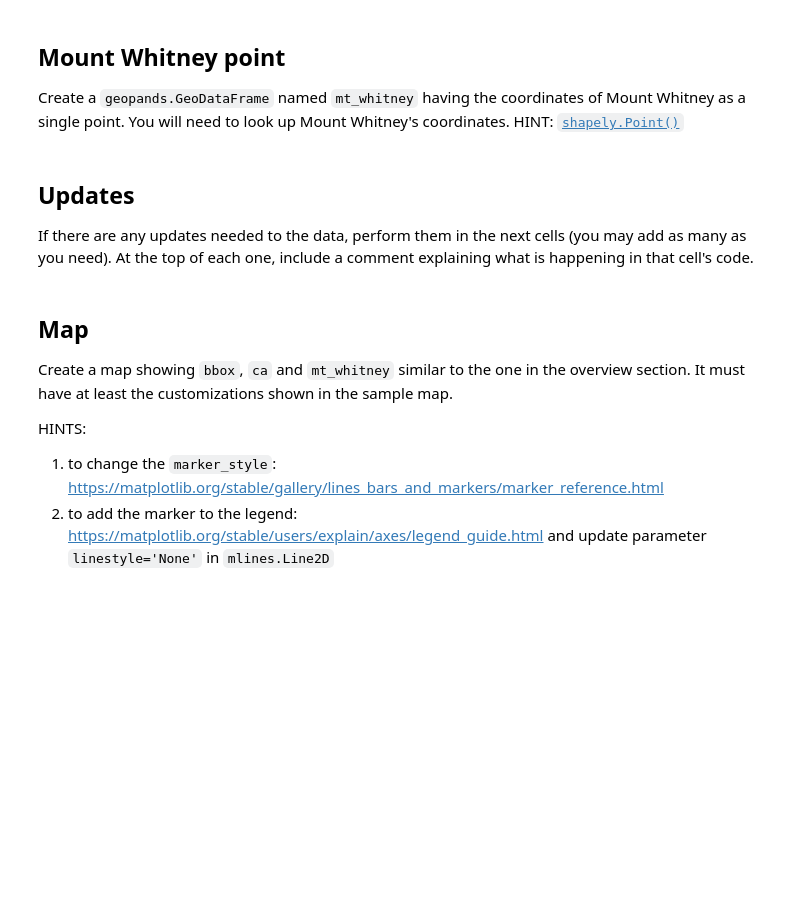
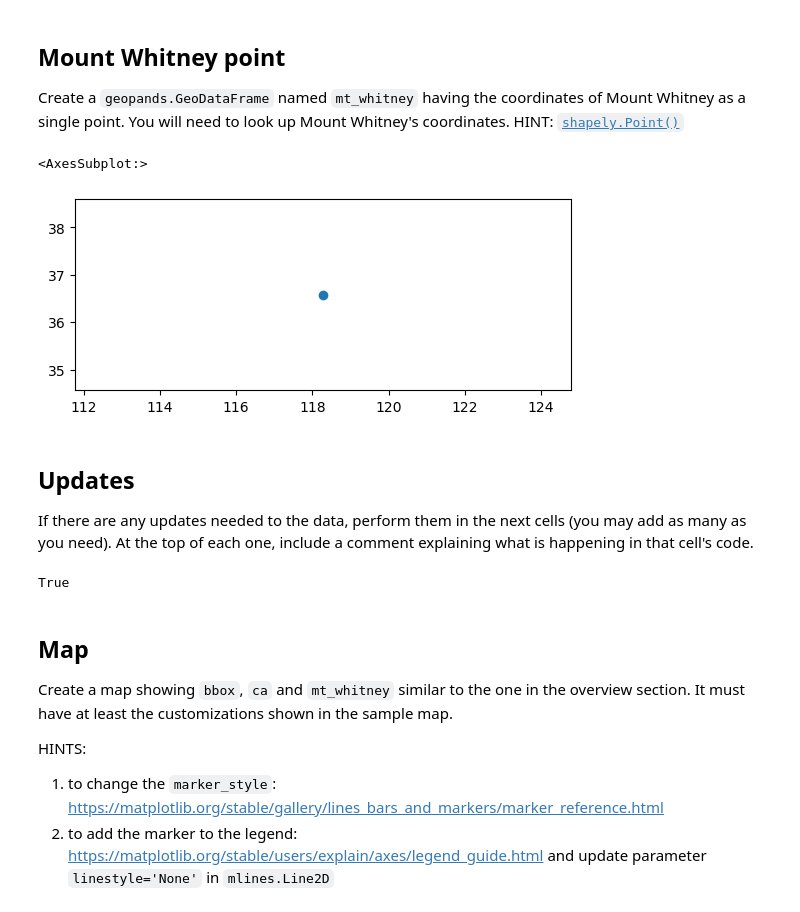
Before and after one commit to mariamkg00/eds-220-hwk-4, a Jupyter notebook: hwk4-task1-whitney-map.ipynb, the cells around one changed output. Drawn from its saved outputs; the diff is of its cells as text; code cells hidden in the pictures; blank space fills up the shorter version.

Commit message:
changing crs

```diff
--- a/hwk4-task1-whitney-map.ipynb
+++ b/hwk4-task1-whitney-map.ipynb
@@ -112,10 +136,31 @@ Attributes:
 ## Mount Whitney point
 Create a `geopands.GeoDataFrame` named `mt_whitney` having the coordinates of Mount Whitney as a single point. You will need to look up Mount Whitney's coordinates. HINT: [`shapely.Point()`](https://shapely.readthedocs.io/en/stable/reference/shapely.Point.html)
 # %%
-# your code here
+# setting points to coordinates
+
+mt_whit_point = [118.2923, 36.5785]
+
+mt_whitney = gpd.GeoDataFrame(geometry = [Point(mt_whit_point)],
+                             crs = 'epsg:4326')
+
+mt_whitney.plot()
+# %% [output]
+<AxesSubplot:>
+[figure, added]
 # %% [markdown]
 ## Updates
 If there are any updates needed to the data, perform them in the next cells (you may add as many as you need).
 At the top of each one, include a comment explaining what is happening in that cell's code.
 # %%
-# your code here
+# first thing, update each crs so they all match
+
+# checking to see ca crs
+ca.crs
+
+# changing crs to EPSG: 4326
+ca = ca.to_crs('epsg:4326')
+
+# checking to see if changes were made
+ca.crs == mt_whitney.crs
+# %% [output]
+True
```
Also changed, not shown: parts of 9 cells of this notebook.
